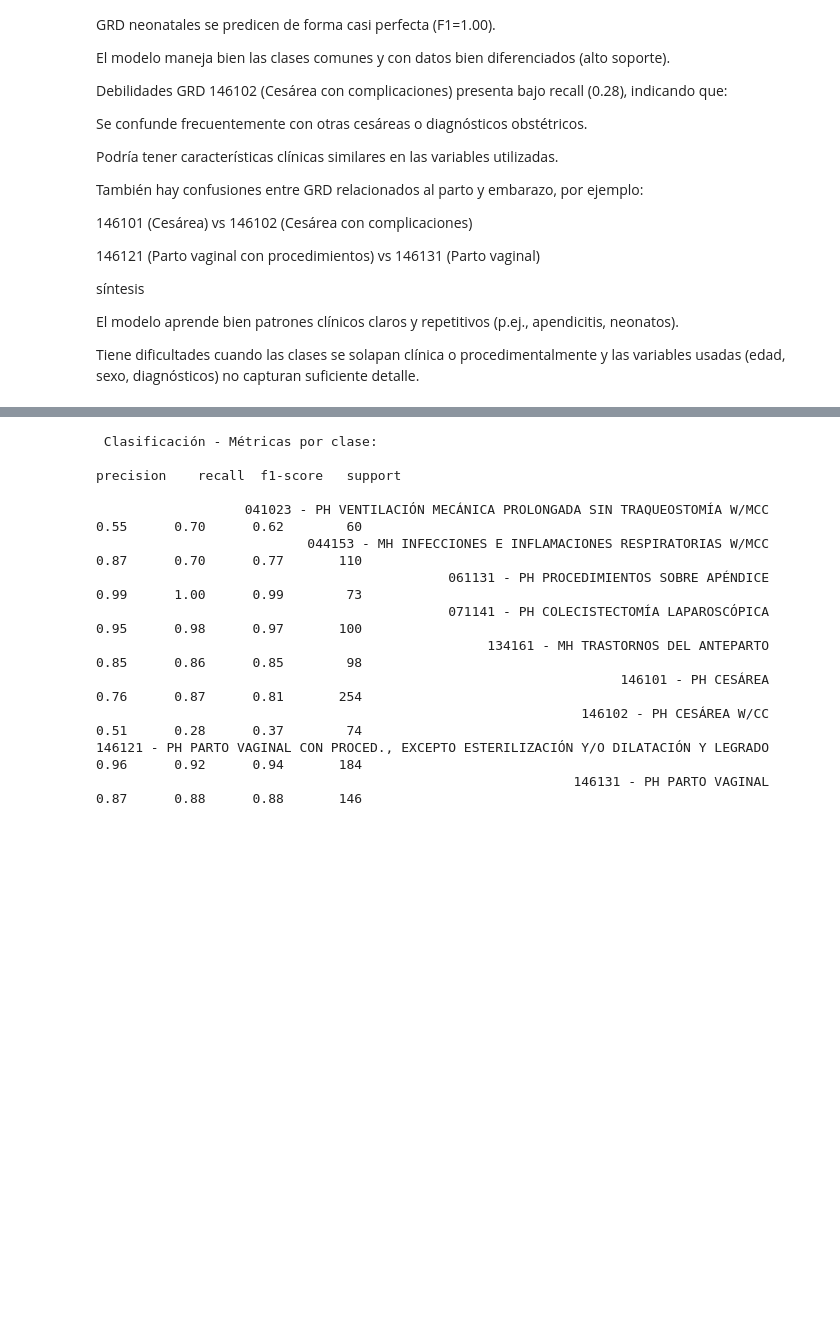
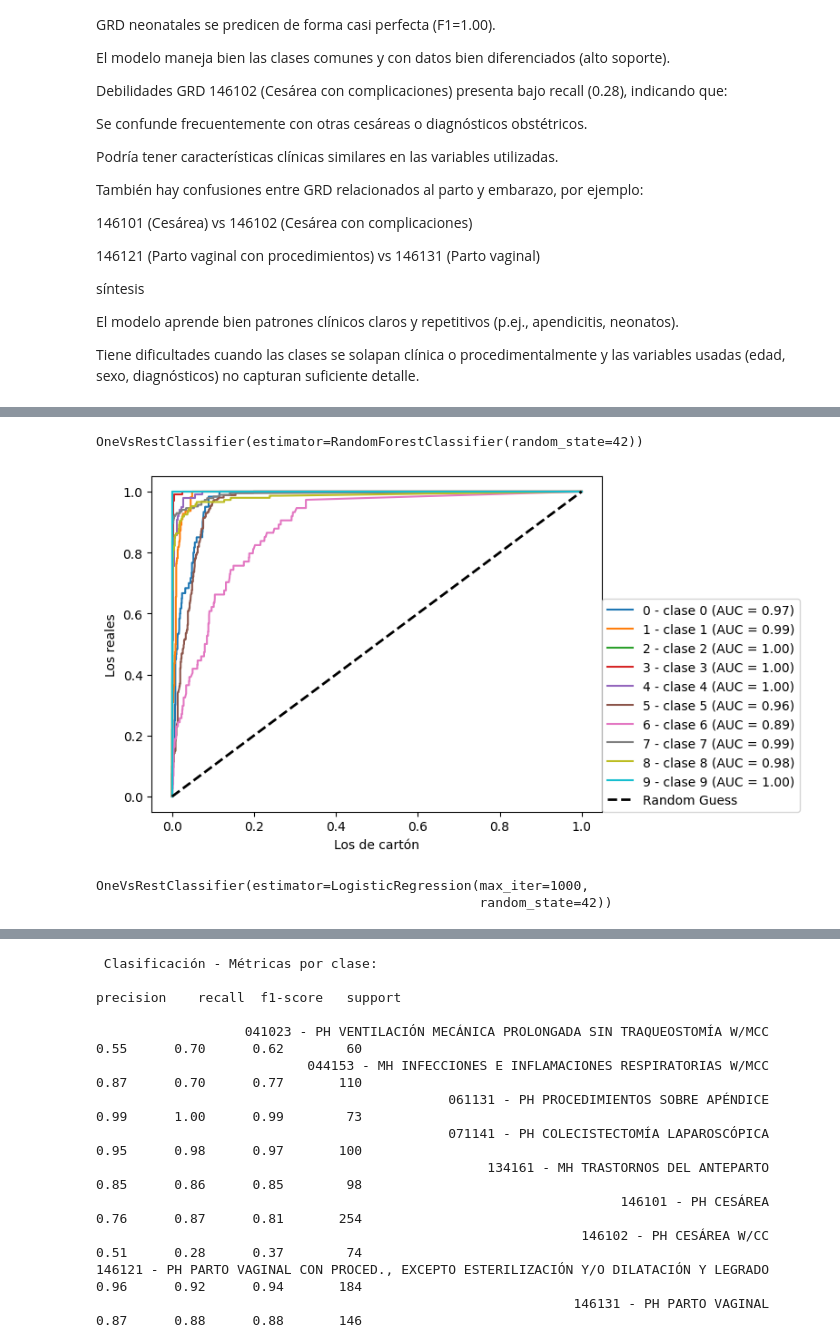
Before and after one commit to MaximilianoGarin/Informe_Proyecto1_Machine_Learning, a Jupyter notebook: GRD_predict.ipynb, the cells around one changed output, grey strips where cells are left out. Cells and saved outputs as stored; diff of their text form; code cells hidden in the pictures; blank space fills up the shorter version.

```diff
--- a/GRD_predict.ipynb
+++ b/GRD_predict.ipynb
@@ -667,0 +581,43 @@ Regresión Logística:
+# %%
+X_train, X_test, y_train, y_test = train_test_split(X, y, test_size=0.3, random_state=42)
+
+
+clf1 = OneVsRestClassifier(RandomForestClassifier(n_estimators=100, random_state=42))
+clf1.fit(X_train, y_train)
+# %% [output]
+OneVsRestClassifier(estimator=RandomForestClassifier(random_state=42))
+# %%
+# La(s) curva(s) para multiclase
+probs = {}
+fpr = {}
+tpr = {}
+roc_auc = {}
+# Ignoraremos los umbrales ahora
+
+# Convertir y_test a un array bidimensional para la clasificación multiclase
+from sklearn.preprocessing import label_binarize
+y_test_bin = label_binarize(y_test, classes=clf1.classes_)
+n_classes = y_test_bin.shape[1]
+
+for i, label in enumerate(clf1.classes_):
+    probs[i] = clf1.predict_proba(X_test)[:, i]
+    fpr[i], tpr[i], _ = roc_curve(y_test_bin[:, i], probs[i])  # Usar y_test_bin
+    roc_auc[i] = auc(fpr[i], tpr[i])
+
+    plt.plot(fpr[i], tpr[i],
+             label=f'{label} - clase {i} (AUC = {roc_auc[i]:.2f})')
+
+plt.plot([0, 1], [0, 1], 'k--', lw=2, label='Random Guess')
+plt.xlabel("Los de cartón")
+plt.ylabel("Los reales")
+# La leyenda por fuera
+plt.legend(loc=(1, 0))
+plt.show()
+# %% [output]
+[figure, added]
+# %%
+log_clf1 = OneVsRestClassifier(LogisticRegression(max_iter=1000, random_state=42))
+log_clf1.fit(X_train, y_train)
+# %% [output]
+OneVsRestClassifier(estimator=LogisticRegression(max_iter=1000,
+                                                 random_state=42))
```
Also changed, not shown: parts of 5 cells of this notebook.
